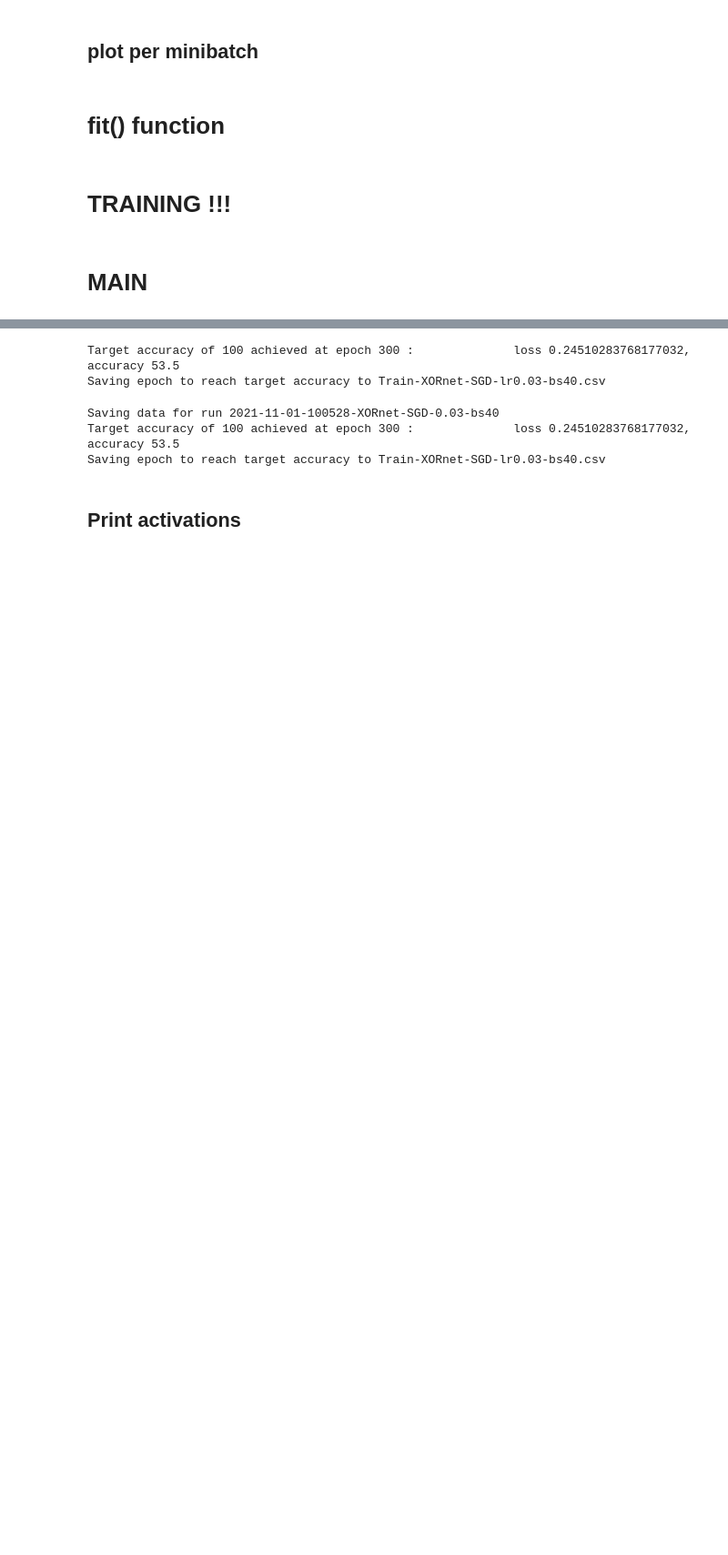
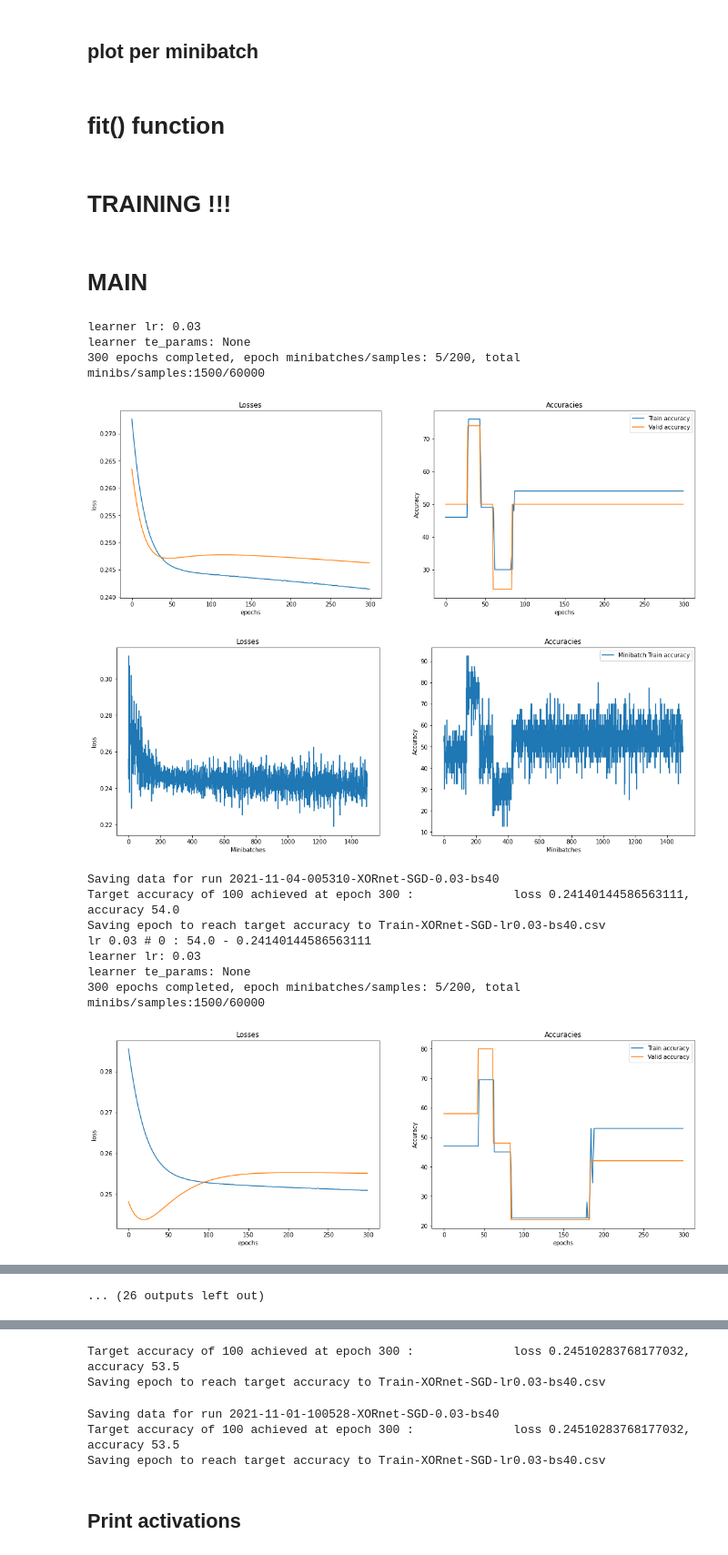
Before and after one commit to IsisChameleon/CSYS5030, a Jupyter notebook: Assignment2/xor-v5.ipynb, the cells around one changed output, grey strips where cells are left out. Shown at 91% size. Cells and saved outputs as stored; diff of their text form; code cells hidden in the pictures; blank space fills up the shorter version.

```diff
--- a/Assignment2/xor-v5.ipynb
+++ b/Assignment2/xor-v5.ipynb
@@ -890,7 +906,8 @@ def fit(learner, loaders, epochs, collector, teCalc, teParams, target_accuracy):
 # %% [markdown]
 # TRAINING !!!
 # %%
-def train(lr=0.03, bs=40, num_samples=200, g=0.7, epochs=100, past=40, opt_name='adam', calculator_params={'te':{'target_history':1, 'source_history':1}}, withTE=False):
+def train(lr=0.03, bs=40, num_samples=200, g=0.7, epochs=100, past=40, \
+    opt_name='adam', calculator_params={'te':{'target_history':1, 'source_history':1}}, withTE=False, calculateTE=True):
 
     model=XORnet()
 
@@ -900,22 +917,28 @@ def train(lr=0.03, bs=40, num_samples=200, g=0.7, epochs=100, past=40, opt_name=
     teParams=TeParameters(model)
     if withTE == True:
         optimizer_teParams=teParams
+        calculateTE=True
     else:
         optimizer_teParams=None
 
     #Xorln = learner(model=model, calculator=teCalc, lr=lr, opt_name='SGD2', te_params=teParams())
     Xorln = learner(model=model, calculator=teCalc, lr=lr, opt_name=opt_name, te_params=optimizer_teParams)
 
-    loggers = fit(Xorln, loaders, epochs, activation_collector, teCalc, teParams, target_accuracy=100)
+    loggers = fit(Xorln, loaders, epochs, activation_collector, teCalc, teParams, target_accuracy=100, calculateTE=calculateTE)
 
     lg=loggers['train']
     print(f'{lg.epochs} epochs completed, epoch minibatches/samples: {lg.epoch_total_minibatches}/{lg.epoch_total_samples}, total minibs/samples:{lg.minibatches}/{lg.samples}')
-    plotTraining(loggers, Xorln)
-    plotTrainingPerMiniBatch(loggers, Xorln)
+
+
+    run_name = lg.getRunName()
+
+    # Plot training
+
+    plotTraining(loggers, Xorln, run_name)
+    plotTrainingPerMiniBatch(loggers, Xorln, run_name)
 
     # Saving data
 
-    run_name = lg.getRunName()
     print(f'Saving data for run {run_name}')
     activation_collector.save(run_name)
     teCalc.save(run_name)
@@ -926,3 +949,52 @@ def train(lr=0.03, bs=40, num_samples=200, g=0.7, epochs=100, past=40, opt_name=
 # java.lang.RuntimeException: java.lang.RuntimeException: Base and history combination too large
 # %% [markdown]
 # MAIN
+# %%
+
+
+calculator_params = {
+    'te': {
+        'target_history': 1,
+        'source_history': 1
+    }
+}
+
+lrs = [ 0.03, 0.06, 0.12, 0.24 ]
+for lr in lrs:
+
+    for i in range(10):
+
+        train_params = {
+            'lr' : lr, #0.03, 0.025 in paper
+            'bs' : 40,
+            'past' : 40,
+            'num_samples' : 200,
+            'g' : 0.7,
+            'epochs': 300, #100
+            'opt_name': 'SGD',
+            'calculator_params': calculator_params,
+            'withTE': False,   # using TE in backpropagation, only used with optimizer SGD2
+            'calculateTE': False   # calculate TE at each minibatch
+        }
+
+        datasets, loaders = get_data(train_params['bs'], train_params['num_samples'])
+
+        activation_collector, teCalc, lg = train(**train_params)
+
+        epoch_with_target_accuracy_or_last_epoch = next((i+1 for i, acc in enumerate(lg.accuracies) if acc >= 100), len(lg.accuracies))
+
+        print(f'lr {lr} # {i} : {lg.accuracies[epoch_with_target_accuracy_or_last_epoch-1]} - {lg.losses[epoch_with_target_accuracy_or_last_epoch-1]}')
+# %% [output]
+learner lr: 0.03
+learner te_params: None
+300 epochs completed, epoch minibatches/samples: 5/200, total minibs/samples:1500/60000
+[figure, added]
+[figure, added]
+Saving data for run 2021-11-04-005310-XORnet-SGD-0.03-bs40
+Target accuracy of 100 achieved at epoch 300 :              loss 0.24140144586563111, accuracy 54.0
+Saving epoch to reach target accuracy to Train-XORnet-SGD-lr0.03-bs40.csv
+lr 0.03 # 0 : 54.0 - 0.24140144586563111
+learner lr: 0.03
+learner te_params: None
+300 epochs completed, epoch minibatches/samples: 5/200, total minibs/samples:1500/60000
+[figure, added]
@@ -928,0 +1020 @@ def train(lr=0.03, bs=40, num_samples=200, g=0.7, epochs=100, past=40, opt_name=
+... (26 outputs left out)
```
Also changed, not shown: parts of 11 cells of this notebook, 1 other file.
